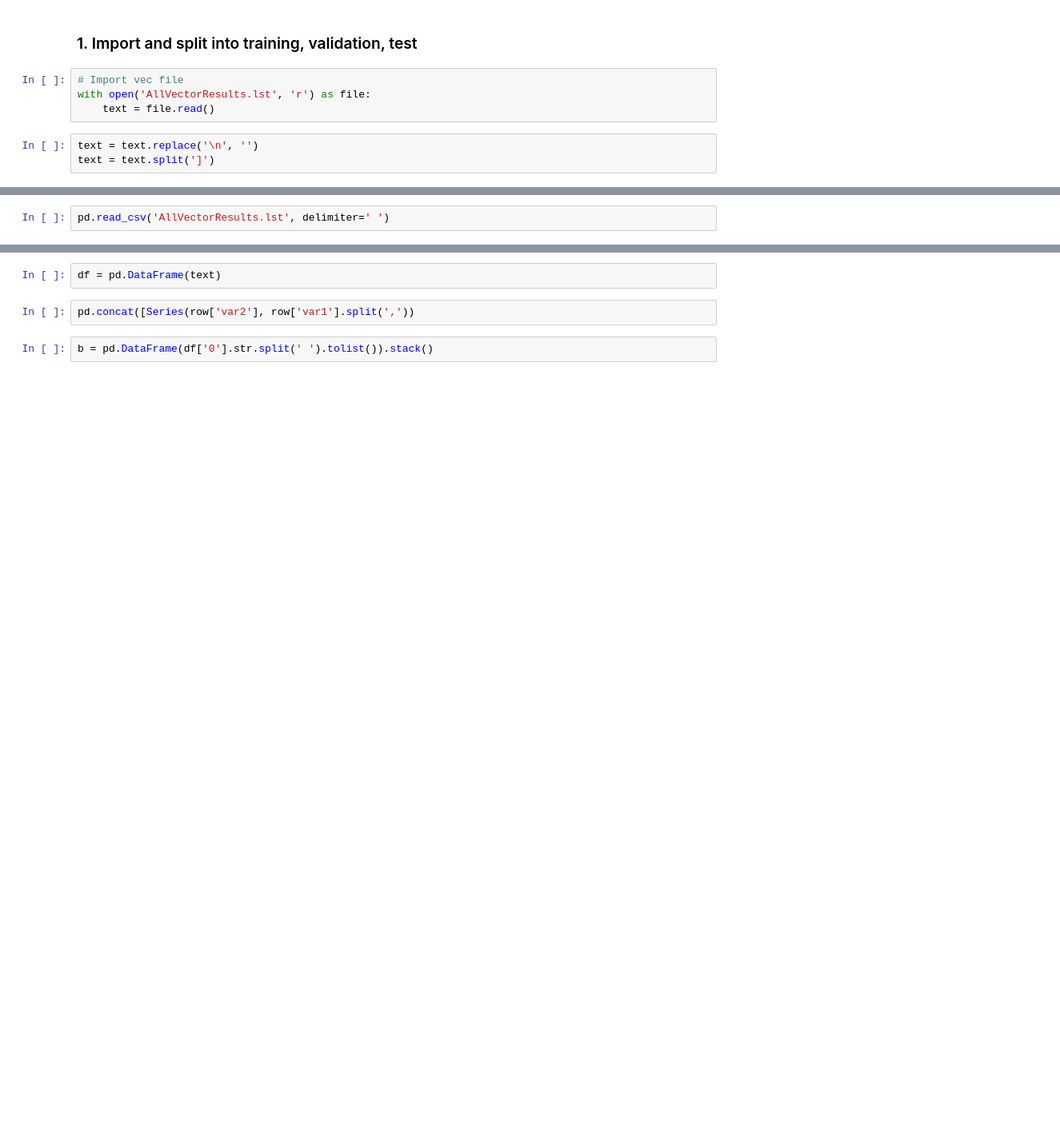
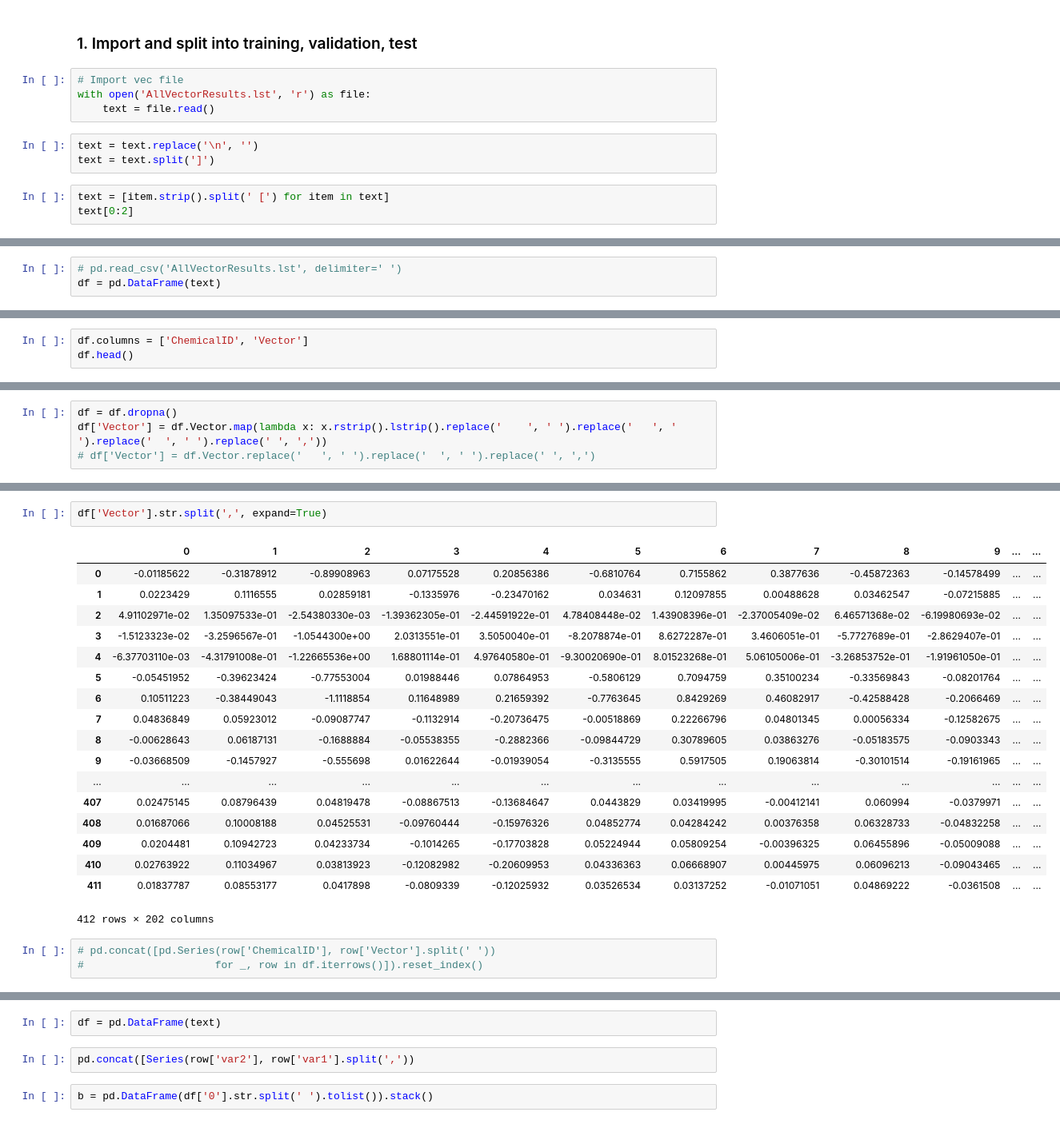
Before and after one commit to colemai/msc-thesis, a Jupyter notebook: opa/opa-nn.ipynb, the cells around one changed output, grey strips where cells are left out. Shown at 80% size. Cells and saved outputs as stored; diff of their text form; blank space fills up the shorter version.

```diff
--- a/opa/opa-nn.ipynb
+++ b/opa/opa-nn.ipynb
@@ -19,3 +19,6 @@ with open('AllVectorResults.lst', 'r') as file:
 # %%
 text = text.replace('\n', '')
 text = text.split(']')
+# %%
+text = [item.strip().split(' [') for item in text]
+text[0:2]
@@ -22,2 +30,3 @@ text = text.split(']')
 # %%
-pd.read_csv('AllVectorResults.lst', delimiter=' ')
+# pd.read_csv('AllVectorResults.lst', delimiter=' ')
+df = pd.DataFrame(text)
@@ -25,0 +33,3 @@ ParserError: Error tokenizing data. C error: Expected 12 fields in line 3, saw 1
+# %%
+df.columns = ['ChemicalID', 'Vector']
+df.head()
@@ -25,0 +45,4 @@ ParserError: Error tokenizing data. C error: Expected 12 fields in line 3, saw 1
+# %%
+df = df.dropna()
+df['Vector'] = df.Vector.map(lambda x: x.rstrip().lstrip().replace('    ', ' ').replace('   ', ' ').replace('  ', ' ').replace(' ', ','))
+# df['Vector'] = df.Vector.replace('   ', ' ').replace('  ', ' ').replace(' ', ',')
@@ -25,0 +57,24 @@ ParserError: Error tokenizing data. C error: Expected 12 fields in line 3, saw 1
+# %%
+df['Vector'].str.split(',', expand=True)
+# %% [output]
+|  | 0 | 1 | 2 | 3 | 4 | 5 | 6 | 7 | 8 | 9 | ... | ... |
+| 0 | -0.01185622 | -0.31878912 | -0.89908963 | 0.07175528 | 0.20856386 | -0.6810764 | 0.7155862 | 0.3877636 | -0.45872363 | -0.14578499 | ... | ... |
+| 1 | 0.0223429 | 0.1116555 | 0.02859181 | -0.1335976 | -0.23470162 | 0.034631 | 0.12097855 | 0.00488628 | 0.03462547 | -0.07215885 | ... | ... |
+| 2 | 4.91102971e-02 | 1.35097533e-01 | -2.54380330e-03 | -1.39362305e-01 | -2.44591922e-01 | 4.78408448e-02 | 1.43908396e-01 | -2.37005409e-02 | 6.46571368e-02 | -6.19980693e-02 | ... | ... |
+| 3 | -1.5123323e-02 | -3.2596567e-01 | -1.0544300e+00 | 2.0313551e-01 | 3.5050040e-01 | -8.2078874e-01 | 8.6272287e-01 | 3.4606051e-01 | -5.7727689e-01 | -2.8629407e-01 | ... | ... |
+| 4 | -6.37703110e-03 | -4.31791008e-01 | -1.22665536e+00 | 1.68801114e-01 | 4.97640580e-01 | -9.30020690e-01 | 8.01523268e-01 | 5.06105006e-01 | -3.26853752e-01 | -1.91961050e-01 | ... | ... |
+| 5 | -0.05451952 | -0.39623424 | -0.77553004 | 0.01988446 | 0.07864953 | -0.5806129 | 0.7094759 | 0.35100234 | -0.33569843 | -0.08201764 | ... | ... |
+| 6 | 0.10511223 | -0.38449043 | -1.1118854 | 0.11648989 | 0.21659392 | -0.7763645 | 0.8429269 | 0.46082917 | -0.42588428 | -0.2066469 | ... | ... |
+| 7 | 0.04836849 | 0.05923012 | -0.09087747 | -0.1132914 | -0.20736475 | -0.00518869 | 0.22266796 | 0.04801345 | 0.00056334 | -0.12582675 | ... | ... |
+| 8 | -0.00628643 | 0.06187131 | -0.1688884 | -0.05538355 | -0.2882366 | -0.09844729 | 0.30789605 | 0.03863276 | -0.05183575 | -0.0903343 | ... | ... |
+| 9 | -0.03668509 | -0.1457927 | -0.555698 | 0.01622644 | -0.01939054 | -0.3135555 | 0.5917505 | 0.19063814 | -0.30101514 | -0.19161965 | ... | ... |
+| ... | ... | ... | ... | ... | ... | ... | ... | ... | ... | ... | ... | ... |
+| 407 | 0.02475145 | 0.08796439 | 0.04819478 | -0.08867513 | -0.13684647 | 0.0443829 | 0.03419995 | -0.00412141 | 0.060994 | -0.0379971 | ... | ... |
+| 408 | 0.01687066 | 0.10008188 | 0.04525531 | -0.09760444 | -0.15976326 | 0.04852774 | 0.04284242 | 0.00376358 | 0.06328733 | -0.04832258 | ... | ... |
+| 409 | 0.0204481 | 0.10942723 | 0.04233734 | -0.1014265 | -0.17703828 | 0.05224944 | 0.05809254 | -0.00396325 | 0.06455896 | -0.05009088 | ... | ... |
+| 410 | 0.02763922 | 0.11034967 | 0.03813923 | -0.12082982 | -0.20609953 | 0.04336363 | 0.06668907 | 0.00445975 | 0.06096213 | -0.09043465 | ... | ... |
+| 411 | 0.01837787 | 0.08553177 | 0.0417898 | -0.0809339 | -0.12025932 | 0.03526534 | 0.03137252 | -0.01071051 | 0.04869222 | -0.0361508 | ... | ... |
+412 rows × 202 columns
+# %%
+# pd.concat([pd.Series(row['ChemicalID'], row['Vector'].split(' '))
+#                     for _, row in df.iterrows()]).reset_index()
```
Also changed, not shown: parts of 6 cells of this notebook.
